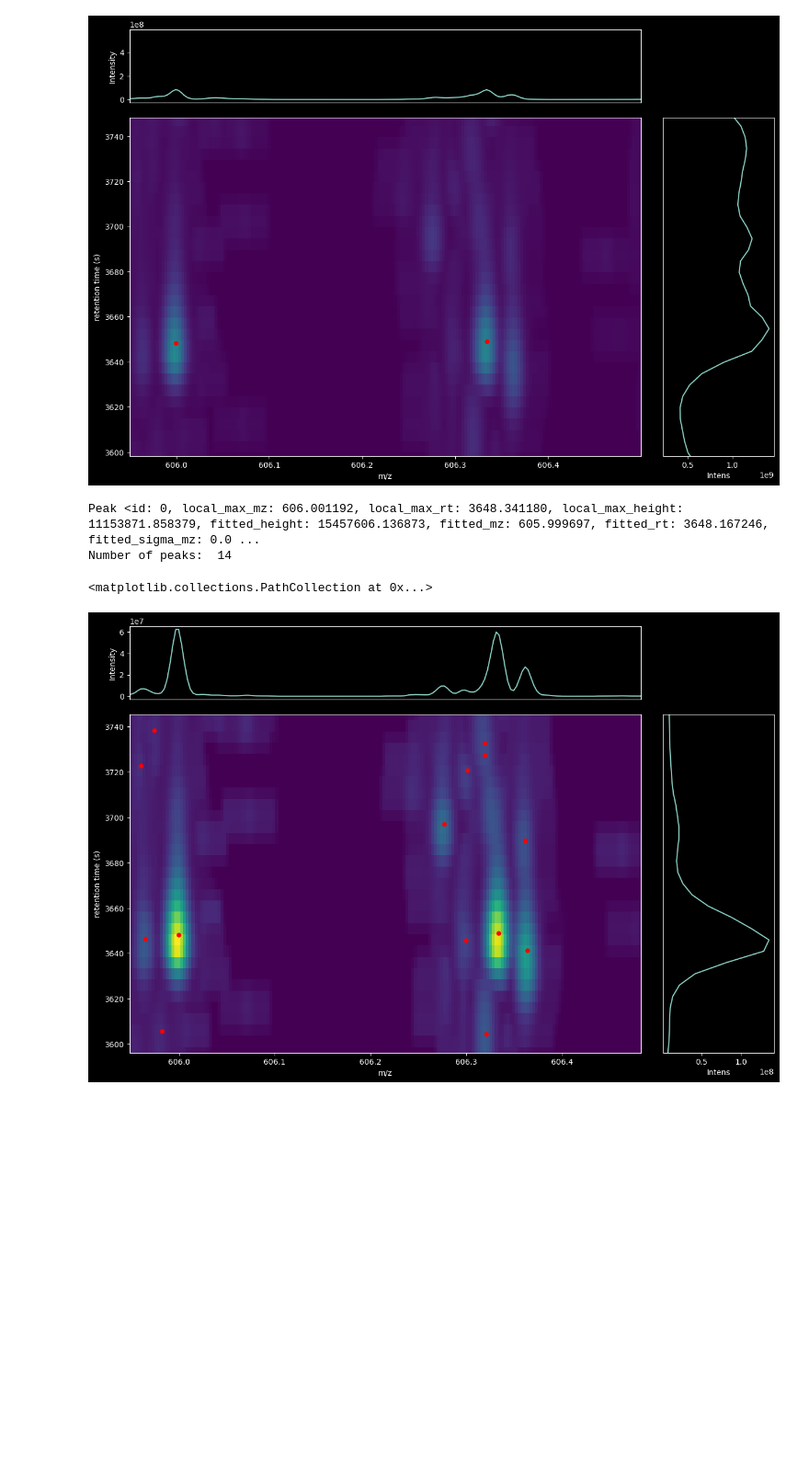
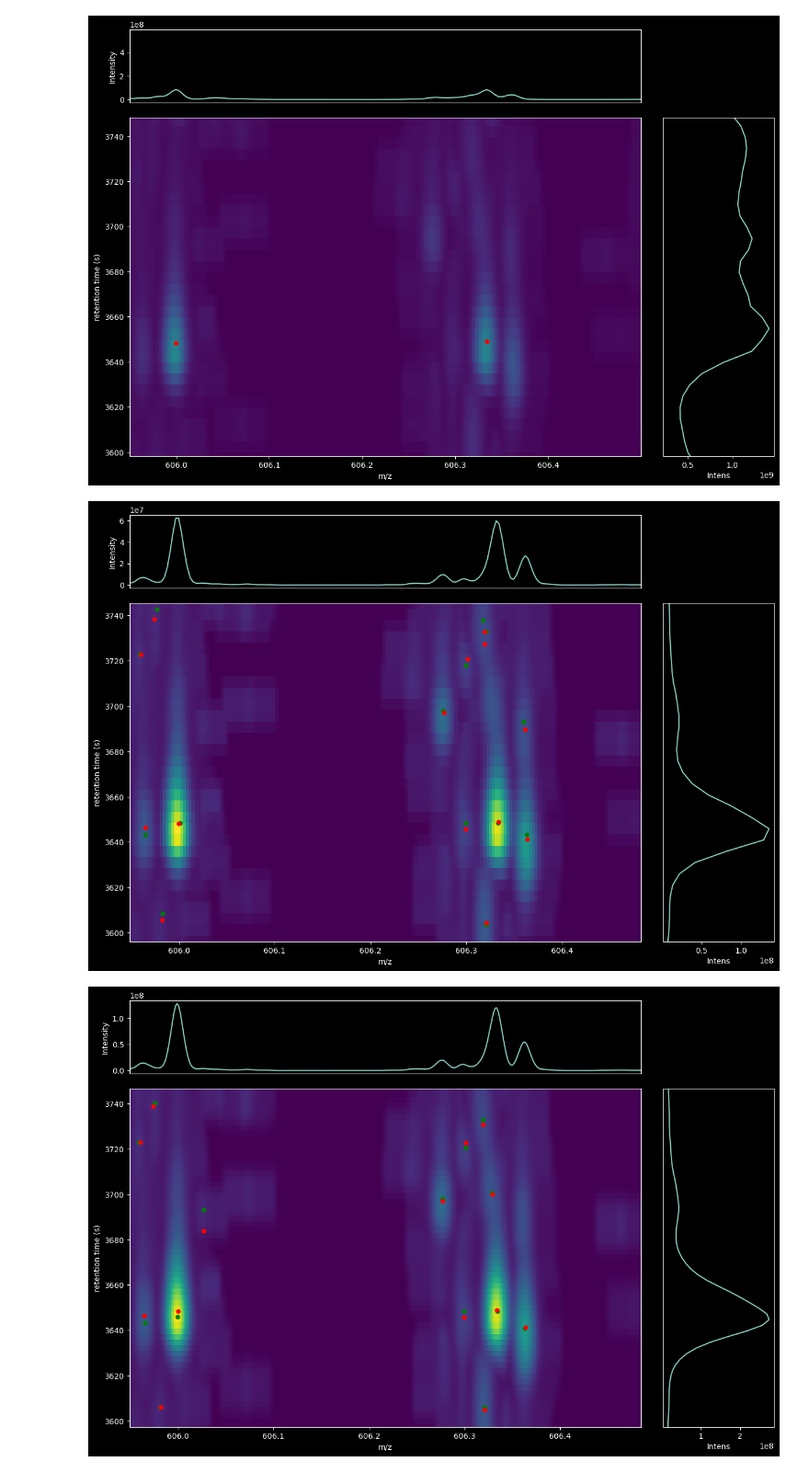
Before and after one commit to PASTAQ-MS/PASTAQ, a Jupyter notebook: examples/pastaqExamples.ipynb, the cells around one changed output. Shown at 92% size. Drawn from its saved outputs; the diff is of its cells as text; code cells hidden in the pictures; blank space fills up the shorter version.

Commit message:
Adding plot to show raw data scatter on grid with detected peak position. Include centroid data visualisation.

```diff
--- a/examples/pastaqExamples.ipynb
+++ b/examples/pastaqExamples.ipynb
@@ -341,23 +344,15 @@ Detected peaks in the feature:  [24, 29, 53, 150, 369, 1133]
 # %%
 # Rereading the file with the mz and rt range zoomed to a peak area
 lcmsData1r = pq.read_mzml(input_file = exampleFile1, min_mz = peaks1[peak1Idx].fitted_mz-mzm, max_mz = peaks1[peak1Idx].fitted_mz+mzp, min_rt = peaks1[peak1Idx].fitted_rt-rtm, max_rt = peaks1[peak1Idx].fitted_rt+rtp, instrument_type = 'ORBITRAP', resolution_ms1 = 70000, resolution_msn = 17500, reference_mz = 200, fwhm_rt = avg_fwhm_rt, polarity = '+', ms_level = 1)
 # resampling with 10 sampling points per peak
-grid1r = pq.resample(lcmsData1r, 5, 5, 0.4, 0.4) #num_samples_mz, num_samples_rt, smoothing_coefficient_mz, smoothing_coefficient_rt
-peaks1r = pq.find_peaks(lcmsData1r, grid1r, params['max_peaks'])
-plot1r = pq.plot_mesh(grid1r, transform='sqrt', figure=None)
-plot1r['img_plot'].get_figure().set_size_inches(15, 10)
-xlim1r = plot1r['img_plot'].get_xlim()
-ylim1r = plot1r['img_plot'].get_ylim()
-mzVec1r = []
-rtVec1r = []
-print(peaks1r[0])
-print('Number of peaks: ', len(peaks1r))
-for i in range(len(peaks1r)):
-    mzVec1r.insert(i, peaks1r[i].fitted_mz)
-    rtVec1r.insert(i, peaks1r[i].fitted_rt)
-plot1r['img_plot'].scatter(mzVec1r, rtVec1r, s=100, c='red', marker='.')
+grid1r, peaks1r, plot1r, xlim1r, ylim1r, mzVec1r, rtVec1r, mzVecMax1r, rtVecMax1r = [], [], [], [], [], [], [], [], []
+# smoothParam = [[5, 5, 0.4, 0.4], [10, 10, 0.4, 0.4], [15, 15, 0.4, 0.4], [20, 20, 0.4, 0.4], [25, 25, 0.4, 0.4]]
+smoothParam = [[5, 5, 0.4, 0.4], [10, 10, 0.4, 0.4]]
+
+for i in range(len(smoothParam)):
+    grid1r.append(pq.resample(lcmsData1r, smoothParam[i][0], smoothParam[i][1], smoothParam[i][2], smoothParam[i][3])) #num_samples_mz, num_samples_rt, smoothing_coefficient_mz, smoothing_coefficient_rt
+    peaks1r.append(pq.find_peaks(lcmsData1r, grid1r[i], params['max_peaks']))
+    plot_meshPeaks(grid1r[i], peaks1r[i])
 # %% [output]
-Peak <id: 0, local_max_mz: 606.001192, local_max_rt: 3648.341180, local_max_height: 11153871.858379, fitted_height: 15457606.136873, fitted_mz: 605.999697, fitted_rt: 3648.167246, fitted_sigma_mz: 0.0 ...
-Number of peaks:  14
-<matplotlib.collections.PathCollection at 0x...>
-[figure, old version]
+[figure, new version]
+[figure, added]
```
Also changed, not shown: parts of 8 cells of this notebook, 2 other files.
